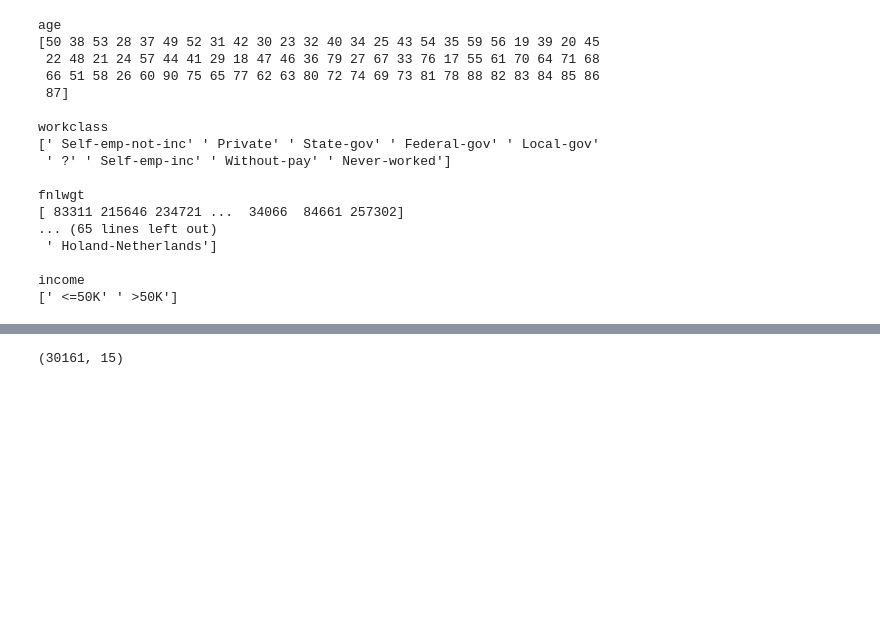
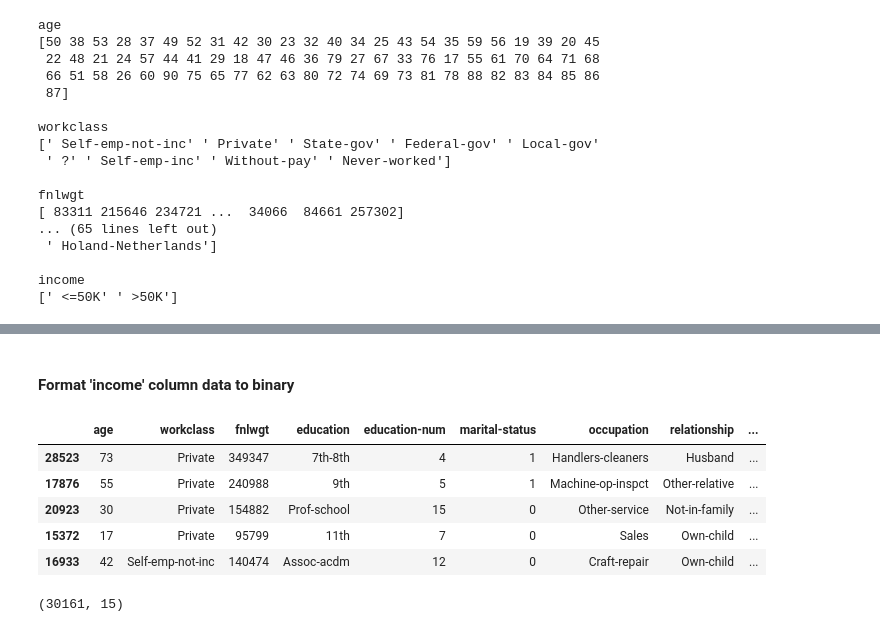
Before and after one commit to sppencerr/Census_Income_ML_Model_Team2, a Jupyter notebook: Group_2_Census_Income_ML_Model.ipynb, the cells around one changed output, grey strips where cells are left out. Cells and saved outputs as stored; diff of their text form; code cells hidden in the pictures; blank space fills up the shorter version.

```diff
--- a/Group_2_Census_Income_ML_Model.ipynb
+++ b/Group_2_Census_Income_ML_Model.ipynb
@@ -155,3 +178,20 @@ income
+# %% [markdown]
+#### Format 'income' column data to binary
+# %%
+# Convert ' <=50K' to '0' and ' >50K' to '1'
+census_df['income'] = census_df['income'].replace({
+    ' <=50K': 0,
+    ' >50K': 1
+})
+
+census_df.sample(5)
+# %% [output]
+|  | age | workclass | fnlwgt | education | education-num | marital-status | occupation | relationship | ... |
+| 28523 | 73 | Private | 349347 | 7th-8th | 4 | 1 | Handlers-cleaners | Husband | ... |
+| 17876 | 55 | Private | 240988 | 9th | 5 | 1 | Machine-op-inspct | Other-relative | ... |
+| 20923 | 30 | Private | 154882 | Prof-school | 15 | 0 | Other-service | Not-in-family | ... |
+| 15372 | 17 | Private | 95799 | 11th | 7 | 0 | Sales | Own-child | ... |
+| 16933 | 42 | Self-emp-not-inc | 140474 | Assoc-acdm | 12 | 0 | Craft-repair | Own-child | ... |
 # %%
 # The workclass, occupation, and native-country columns have a value '?' which means it is a missing value.
 # Note some of these ? have extra spaces around them
```
Also changed, not shown: parts of 6 cells of this notebook.
